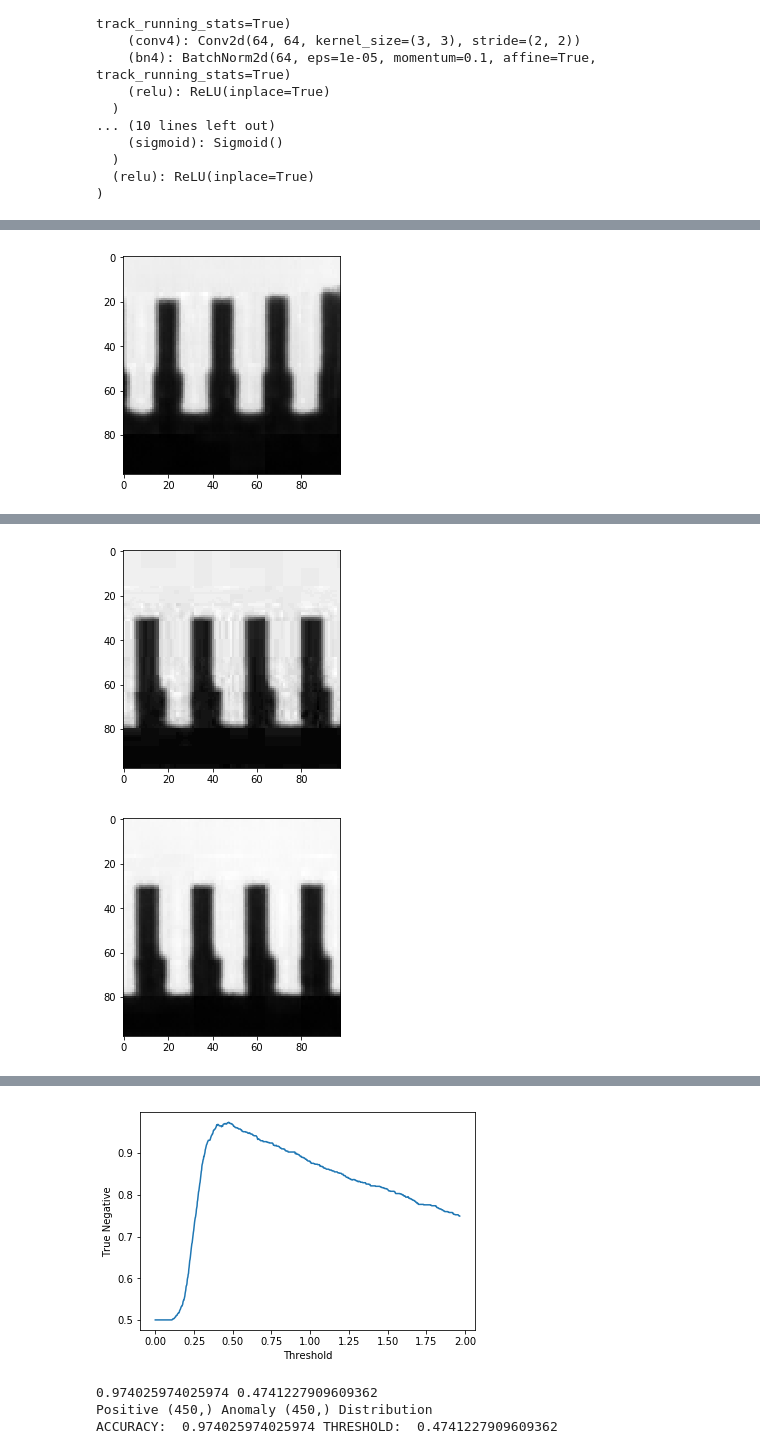
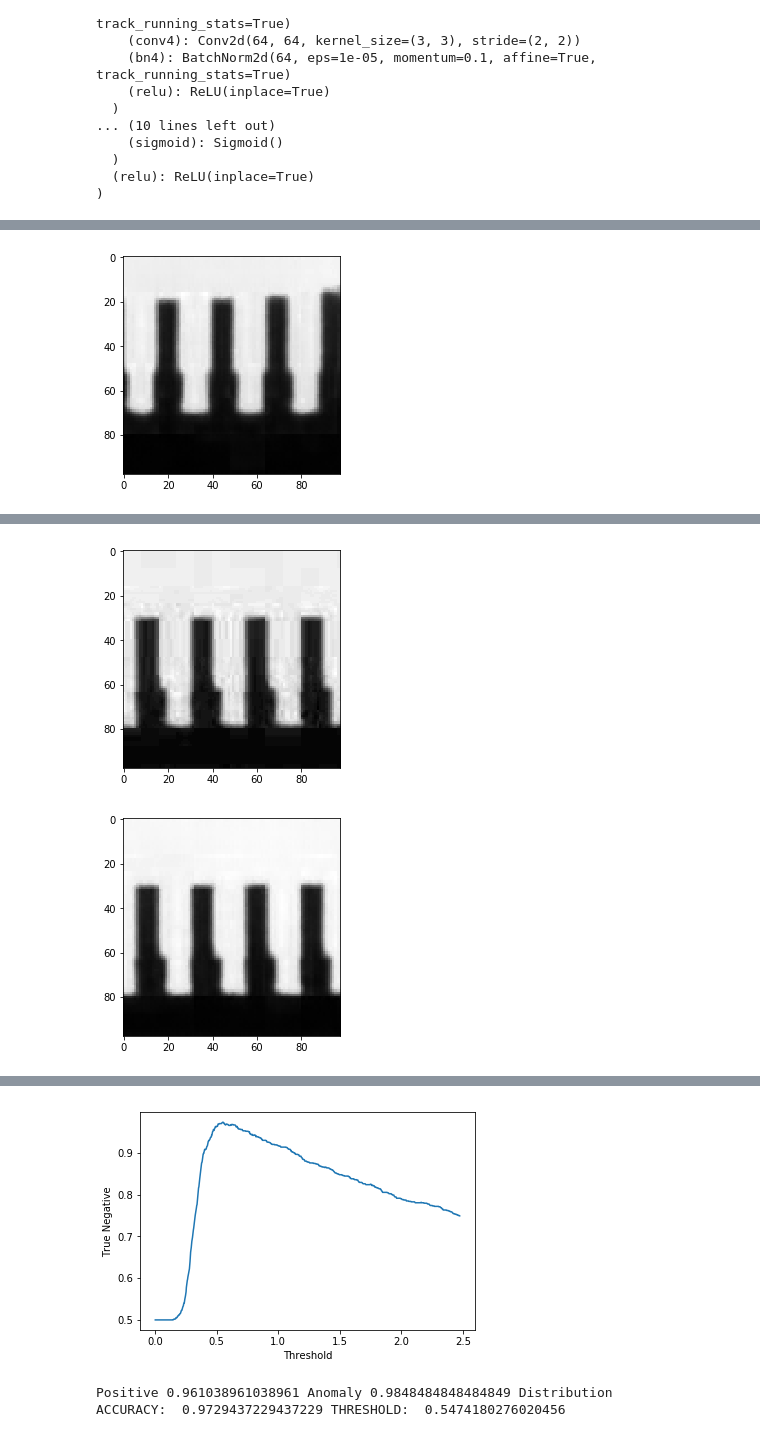
Before and after one commit to 0merjavaid/memAE, a Jupyter notebook: classification.ipynb, the cells around one changed output, grey strips where cells are left out. Saved outputs shown, nothing was run; the diff lists cells and outputs as text; code cells hidden in the pictures.

Commit message:
Infineon complete

```diff
--- a/classification.ipynb
+++ b/classification.ipynb
@@ -131,9 +156,6 @@ class MemDataset(Dataset):
 
 
     def __len__(self):
-        """
-        returns total number of samples in dataset
-        """
         return len(self.dataset)
 
     def __getitem__(self, idx):
@@ -143,17 +165,18 @@ class MemDataset(Dataset):
         im = self.transform(im)
         return im,im
 
-train_good = MemDataset('../defect/datasets/infineon/train_memae/train/*',0,10000)
-test_good = MemDataset('../defect/datasets/infineon/train_memae/test/*',0,10000,False)
-test_bad = MemDataset('../defect/datasets/infineon/test/baad/*',00,1000,False)
+
+train_good = MemDataset('../defect/datasets/infineon/train_memae/train/*',0,8500)
+test_good = MemDataset('../defect/datasets/infineon/train_memae/test_good/*',0,462,False)
+test_bad = MemDataset('../defect/datasets/infineon/train_memae/test_bad/*',0,462,False)
 
 print ("Train Good",train_good.__len__(), "\nTest defective", test_bad.__len__(),"\nTest good", test_good.__len__())
 
-train_loader = torch.utils.data.DataLoader(train_good,batch_size=64, shuffle=True,
+train_loader = torch.utils.data.DataLoader(train_good,batch_size=2, shuffle=True,
                                              num_workers=4)
-test_loader_bad = torch.utils.data.DataLoader(test_bad,batch_size=1, shuffle=False,
+test_loader_bad = torch.utils.data.DataLoader(test_bad,batch_size=2, shuffle=False,
                                              num_workers=4)
-test_loader_good = torch.utils.data.DataLoader(test_good,batch_size=1, shuffle=False,
+test_loader_good = torch.utils.data.DataLoader(test_good,batch_size=2, shuffle=False,
                                              num_workers=4)
 # %% [output]
 Train Good 8491
@@ -163,7 +188,7 @@ Test good 462
 # Create model object with 1000 memory locations
 model = MEMAE(1000).cuda()
 # Load weights
-model.load_state_dict(torch.load("./ckpts/97_4.pt"))
+model.load_state_dict(torch.load("./ckpts/memae_ckpt/ssm_97_3.pt"))
 model.train()
 # %% [output]
 MEMAE(
@@ -275,30 +308,30 @@ def calculate_acc(loss_lists):
 # %%
-criteria = nn.MSELoss(reduction='none' ).cuda()
-s_loss = SSIM().cuda()
-optimizer = optim.Adam(model.parameters(), lr=0.0051)
-phases = {"test":[test_loader_bad,test_loader_good],"train":train_loader}
 
+criteria = SSIM().cuda()
+optimizer = optim.Adam(model.parameters(), lr=0.011)
+phases = {"train":train_loader,"test":[test_loader_bad,test_loader_good]}
+total_epochs = 200
 epoch = 0
 max_acc = 0
 
 while True:
     epoch+=1
     print ("Epoch ___________________________________",epoch)
-    if epoch ==10000:
+    if epoch ==total_epochs:
         break
     for phase in phases:
         loaders = phases[phase]
         if phase == 'train':
             continue
-            train(model,loaders,s_loss,optimizer,True,50)
+            train(model,loaders,criteria,optimizer,True,50)
         else:
             loss_lists = list()
             for loader in loaders:
-                losses = train(model,loader,s_loss,optimizer,False,1000)
+                losses = train(model,loader,criteria,optimizer,False,1000)
                 loss_lists.append(losses)
             acc,thr = calculate_acc(loss_lists)
             print ("ACCURACY: ",acc, "THRESHOLD: ",thr)
-#             if max_acc < acc or True:
+#             if max_acc < acc:
 #                 torch.save(model.state_dict(),str(acc)+".pt")
 #                 max_acc = acc
     break
@@ -314,4 +379,3 @@ Test  Iteration:  0 LOSS :  0.008466356 min: -0.0002903099 max: 0.057150226 med:
-[figure, old version]
+[figure, new version]
-0.974025974025974 0.4741227909609362
-Positive (450,) Anomaly (450,) Distribution
-ACCURACY:  0.974025974025974 THRESHOLD:  0.4741227909609362
+Positive 0.961038961038961 Anomaly 0.9848484848484849 Distribution
+ACCURACY:  0.9729437229437229 THRESHOLD:  0.5474180276020456
```
Also changed, not shown: parts of 9 cells of this notebook, 3 other files.
